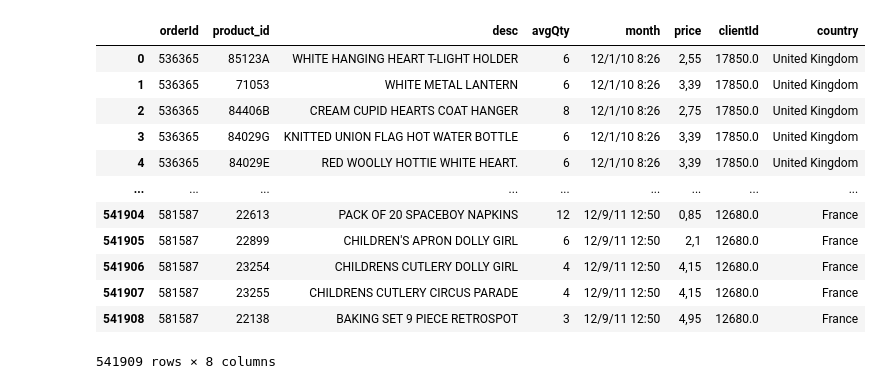
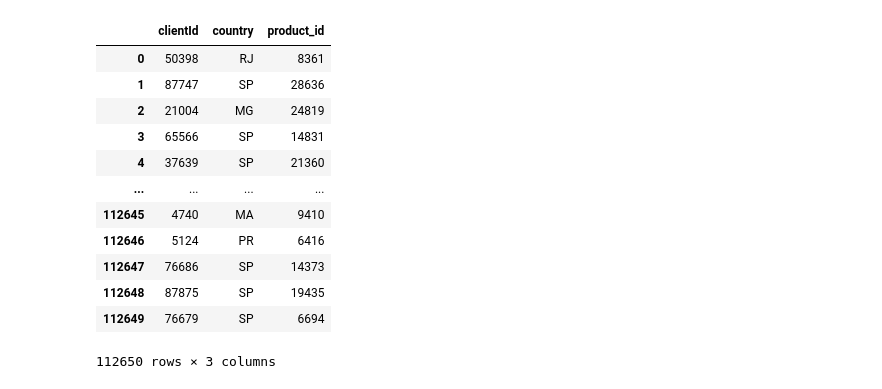
Before and after one commit to nkinesis/tcc-gabriel, a Jupyter notebook: src/analyse_results/checking_debugging.ipynb, the cells around one changed output. Saved outputs shown, nothing was run; the diff lists cells and outputs as text; code cells hidden in the pictures.

```diff
--- a/src/analyse_results/checking_debugging.ipynb
+++ b/src/analyse_results/checking_debugging.ipynb
@@ -6,23 +6,22 @@ import matplotlib.pyplot as plt
 from sklearn.preprocessing import OrdinalEncoder
 from mpl_toolkits.mplot3d import Axes3D
 # %%
-base_ds2 = pd.read_csv(r"C:\laragon\www\tcc-gabriel\data\uci-online-retail-source\online_retail.csv", sep=",")
-#base_ds2 = base_ds2[(base_ds2.country == "RS")]
+base_ds2 = pd.read_csv(r"C:\Users\ullma\Documents\TCC\tcc-gabriel\data\olist-processed\olist_processed.csv", sep=",")
 base_ds2
 # %% [output]
-|  | orderId | product_id | desc | avgQty | month | price | clientId | country |
-| 0 | 536365 | 85123A | WHITE HANGING HEART T-LIGHT HOLDER | 6 | 12/1/10 8:26 | 2,55 | 17850.0 | United Kingdom |
-| 1 | 536365 | 71053 | WHITE METAL LANTERN | 6 | 12/1/10 8:26 | 3,39 | 17850.0 | United Kingdom |
-| 2 | 536365 | 84406B | CREAM CUPID HEARTS COAT HANGER | 8 | 12/1/10 8:26 | 2,75 | 17850.0 | United Kingdom |
-| 3 | 536365 | 84029G | KNITTED UNION FLAG HOT WATER BOTTLE | 6 | 12/1/10 8:26 | 3,39 | 17850.0 | United Kingdom |
-| 4 | 536365 | 84029E | RED WOOLLY HOTTIE WHITE HEART. | 6 | 12/1/10 8:26 | 3,39 | 17850.0 | United Kingdom |
-| ... | ... | ... | ... | ... | ... | ... | ... | ... |
-| 541904 | 581587 | 22613 | PACK OF 20 SPACEBOY NAPKINS | 12 | 12/9/11 12:50 | 0,85 | 12680.0 | France |
-| 541905 | 581587 | 22899 | CHILDREN'S APRON DOLLY GIRL | 6 | 12/9/11 12:50 | 2,1 | 12680.0 | France |
-| 541906 | 581587 | 23254 | CHILDRENS CUTLERY DOLLY GIRL | 4 | 12/9/11 12:50 | 4,15 | 12680.0 | France |
-| 541907 | 581587 | 23255 | CHILDRENS CUTLERY CIRCUS PARADE | 4 | 12/9/11 12:50 | 4,15 | 12680.0 | France |
-| 541908 | 581587 | 22138 | BAKING SET 9 PIECE RETROSPOT | 3 | 12/9/11 12:50 | 4,95 | 12680.0 | France |
+|  | clientId | country | product_id |
+| 0 | 50398 | RJ | 8361 |
+| 1 | 87747 | SP | 28636 |
+| 2 | 21004 | MG | 24819 |
+| 3 | 65566 | SP | 14831 |
+| 4 | 37639 | SP | 21360 |
+| ... | ... | ... | ... |
+| 112645 | 4740 | MA | 9410 |
+| 112646 | 5124 | PR | 6416 |
+| 112647 | 76686 | SP | 14373 |
+| 112648 | 87875 | SP | 19435 |
+| 112649 | 76679 | SP | 6694 |
-541909 rows × 8 columns
+112650 rows × 3 columns
 # %%
 len(base_ds2['product_id'])
 # %% [output]
```
Also changed, not shown: parts of 12 cells of this notebook, 5 other files.
